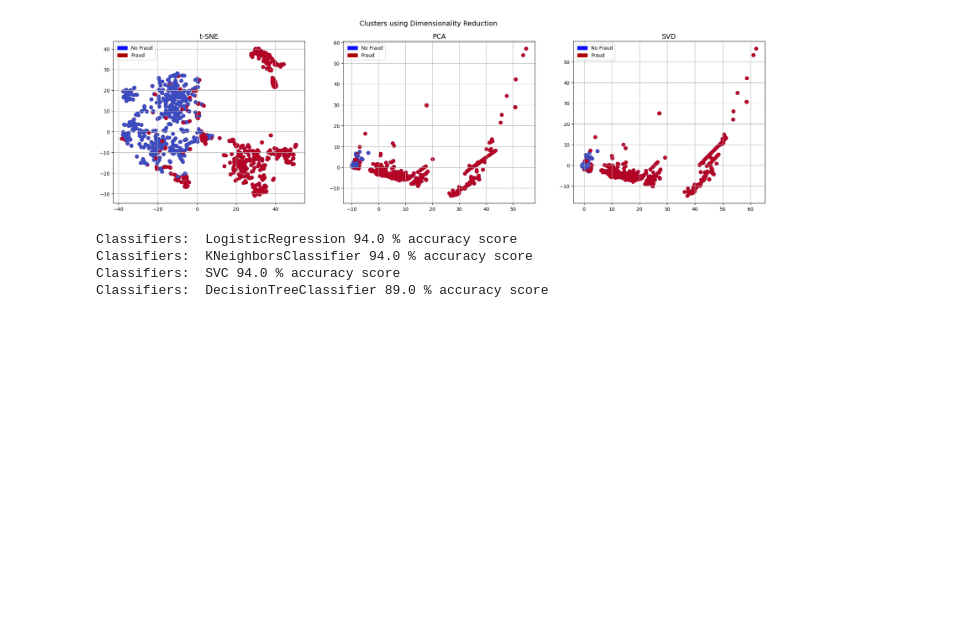
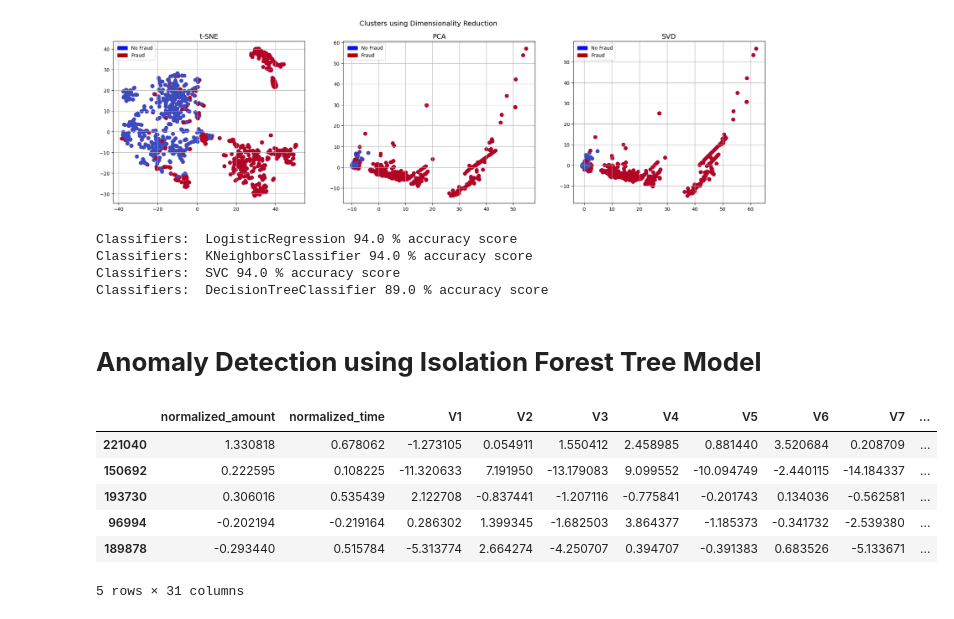
Before and after one commit to Lakshmoji/CreditFraudImbalancedData, a Jupyter notebook: CreditCardFradulentTransactionsImbalancedData.ipynb, the cells around one changed output. Drawn from its saved outputs; the diff is of its cells as text; code cells hidden in the pictures; blank space fills up the shorter version.

```diff
--- a/CreditCardFradulentTransactionsImbalancedData.ipynb
+++ b/CreditCardFradulentTransactionsImbalancedData.ipynb
@@ -286,3 +286,22 @@ grid_tree.fit(X_train, y_train)
 
 # tree best estimator
 tree_clf = grid_tree.best_estimator_
+# %% [markdown]
+# **Anomaly Detection using Isolation Forest Tree Model**
+# %%
+#Creating a subsample with equal distribution of both the classes
+data = data.sample(frac=1)
+fraud_df =  data[data['Class'] ==1]
+non_fraud_df = data.loc[np.random.choice(data.index, 492, replace=False)]
+normal_distributed_df = pd.concat([fraud_df, non_fraud_df],axis=0)
+new_df = normal_distributed_df.sample(frac=1, random_state=42)
+new_df = pd.DataFrame(new_df)
+new_df.head()
+# %% [output]
+|  | normalized_amount | normalized_time | V1 | V2 | V3 | V4 | V5 | V6 | V7 | ... |
+| 221040 | 1.330818 | 0.678062 | -1.273105 | 0.054911 | 1.550412 | 2.458985 | 0.881440 | 3.520684 | 0.208709 | ... |
+| 150692 | 0.222595 | 0.108225 | -11.320633 | 7.191950 | -13.179083 | 9.099552 | -10.094749 | -2.440115 | -14.184337 | ... |
+| 193730 | 0.306016 | 0.535439 | 2.122708 | -0.837441 | -1.207116 | -0.775841 | -0.201743 | 0.134036 | -0.562581 | ... |
+| 96994 | -0.202194 | -0.219164 | 0.286302 | 1.399345 | -1.682503 | 3.864377 | -1.185373 | -0.341732 | -2.539380 | ... |
+| 189878 | -0.293440 | 0.515784 | -5.313774 | 2.664274 | -4.250707 | 0.394707 | -0.391383 | 0.683526 | -5.133671 | ... |
+5 rows × 31 columns
```
Also changed, not shown: parts of 4 cells of this notebook.
